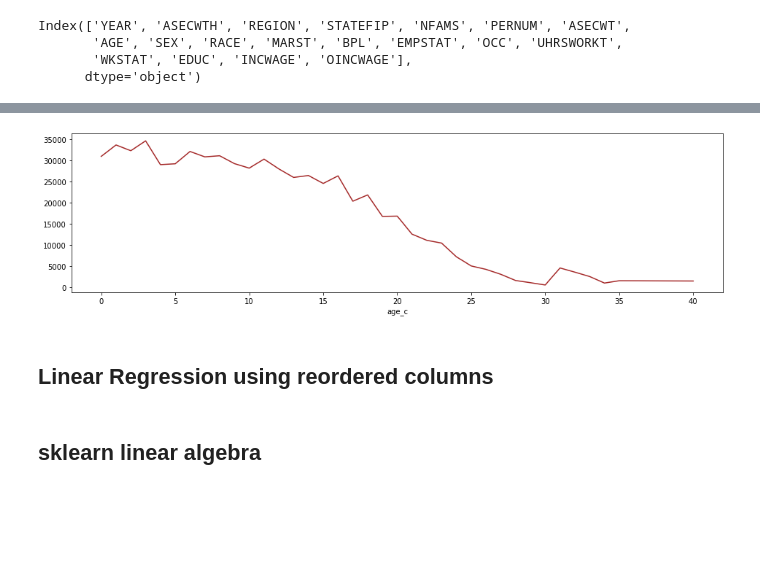
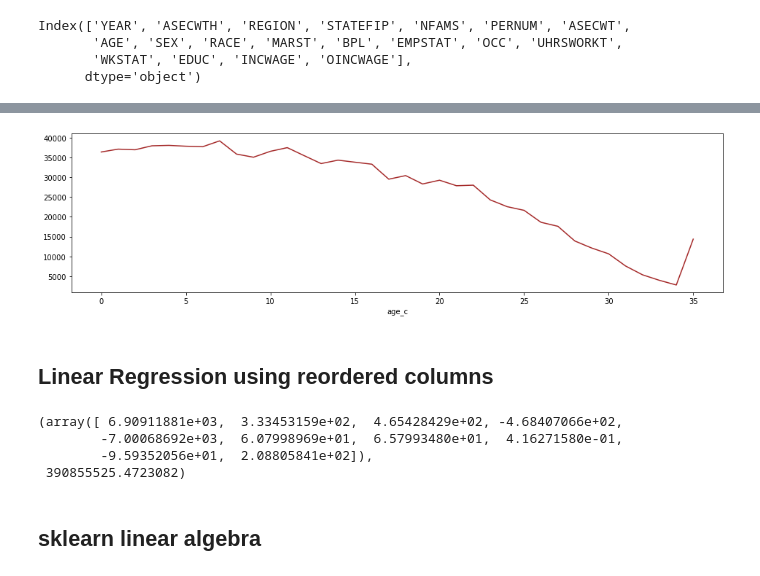
Before and after one commit to weiyueli7/beginners-newbies, a Jupyter notebook: util/main.ipynb, the cells around one changed output, grey strips where cells are left out. Cells and saved outputs as stored; diff of their text form; code cells hidden in the pictures; blank space fills up the shorter version.

```diff
--- a/util/main.ipynb
+++ b/util/main.ipynb
@@ -179,10 +173,10 @@ age_score(filtered)
 # %%
-filtered['age_c'] = abs(filtered['AGE'] - 45)
+filtered['age_c'] = abs(filtered['AGE'] - 50)
 filtered.groupby('age_c').mean()['inc_cpi99'].plot(color='brown')
 plt.savefig('age_centered_plot.png')
 # corr_heatmap(filtered)
 # %% [output]
-[figure, old version]
+[figure, new version]
 # %% [markdown]
 ## Linear Regression using reordered columns
 # %%
@@ -207,6 +201,11 @@ mse_with_vars(
     filtered, 'inc_cpi99',
     ['region_ord', 'race_ord', 'age_c', 'SEX', 'EMPSTAT', 'occ_ord', 'UHRSWORKT', 'WKSTAT', 'EDUC']
 )
+# %% [output]
+(array([ 6.90911881e+03,  3.33453159e+02,  4.65428429e+02, -4.68407066e+02,
+        -7.00068692e+03,  6.07998969e+01,  6.57993480e+01,  4.16271580e-01,
+        -9.59352056e+01,  2.08805841e+02]),
+ 390855525.4723082)
 # %% [markdown]
 ## sklearn linear algebra
 # %%
```
Also changed, not shown: parts of 8 cells of this notebook, 4 other files.
